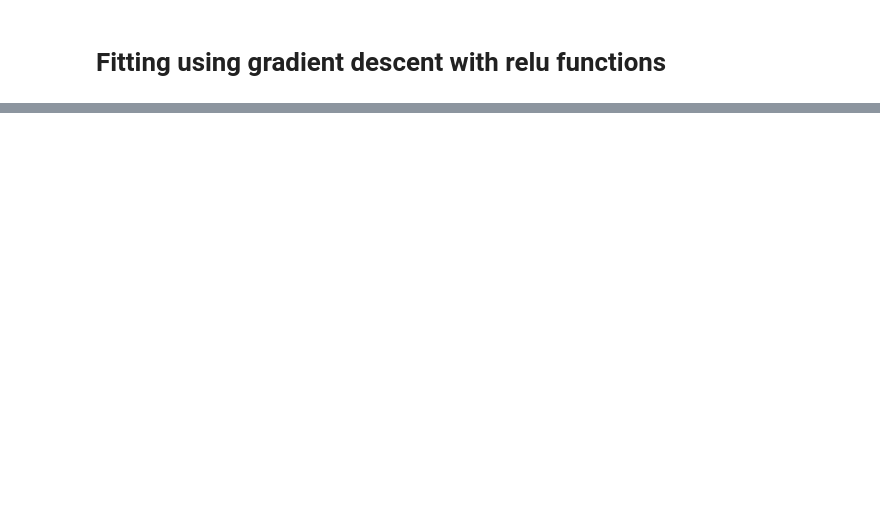
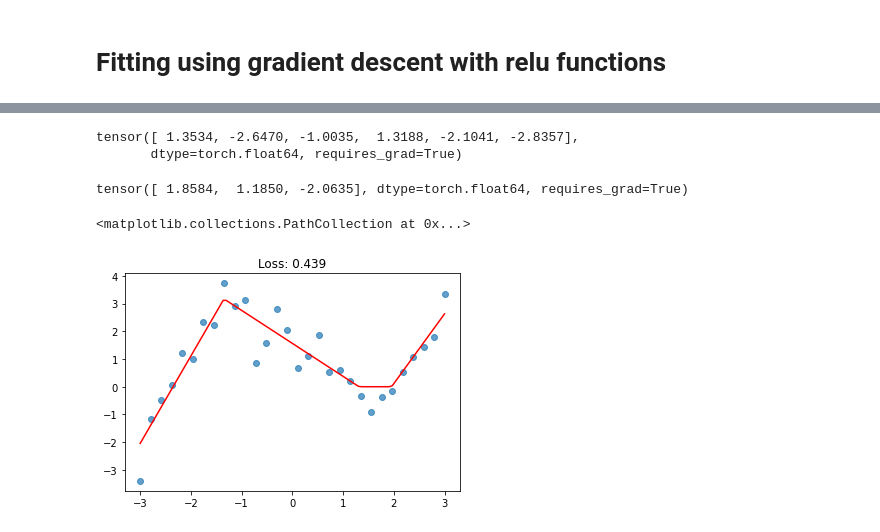
Before and after one commit to jffist/fastai22, a Jupyter notebook: clean/03_courseL3_func_fitting.ipynb, the cells around one changed output, grey strips where cells are left out. Drawn from its saved outputs; the diff is of its cells as text; code cells hidden in the pictures; blank space fills up the shorter version.

```diff
--- a/clean/03_courseL3_func_fitting.ipynb
+++ b/clean/03_courseL3_func_fitting.ipynb
@@ -266,0 +397,32 @@ Text(0.5, 0.98, 'Learned parameter values per iteration\n (actual value is horis
+# %%
+def calc_model_loss_wrelu(model_params, train_x, train_y):
+    y_pred = wrelu_n(model_params['relu'], model_params['weights'], train_x)
+    return mae_loss(train_y, y_pred)
+# %%
+# init
+N_RELU = 3
+np.random.seed(42)
+m_params = {}
+m_params['relu'] = torch.tensor(np.random.normal(size=2*N_RELU), requires_grad=True)
+#m_params['weights'] = torch.tensor(np.ones(shape=N_RELU), requires_grad=True)
+m_params['weights'] = torch.tensor(np.random.normal(size=N_RELU), requires_grad=True)
+# %%
+learning_rate = 0.08
+n_epocs = 10_000
+do_lr_decay = True
+learning_trace = []
+for i in range(n_epocs):
+    current_loss = calc_model_loss_wrelu(m_params, train_x, train_y)
+    current_loss.backward()
+    with torch.no_grad():
+        m_params['relu'] -= m_params['relu'].grad * learning_rate
+        m_params['weights'] -= m_params['weights'].grad * learning_rate
+    m_params['relu'].grad = None
+    m_params['weights'].grad = None
+    if i%1000==0:
+        print(f"# {i}: loss: {current_loss:.10f}")
+    if do_lr_decay and i%1000 == 1:
+        learning_rate *= 0.95
+    loss_val = current_loss.detach().numpy().tolist()
+    learning_trace.append([i, loss_val])
+trace_df = pd.DataFrame.from_records(learning_trace, columns=['iter','loss']).set_index('iter')
@@ -266,0 +440,17 @@ Text(0.5, 0.98, 'Learned parameter values per iteration\n (actual value is horis
+# %%
+m_params['relu']
+# %% [output]
+tensor([ 1.3534, -2.6470, -1.0035,  1.3188, -2.1041, -2.8357],
+       dtype=torch.float64, requires_grad=True)
+# %%
+m_params['weights']
+# %% [output]
+tensor([ 1.8584,  1.1850, -2.0635], dtype=torch.float64, requires_grad=True)
+# %%
+learned_f = partial(wrelu_n, m_params['relu'].detach().numpy(), m_params['weights'].detach().numpy())
+loss = mae_loss(train_y, learned_f(train_x))
+plot_func(learned_f, f"Loss: {loss:.3f}")
+plt.scatter(train_x, train_y, alpha=0.7)
+# %% [output]
+<matplotlib.collections.PathCollection at 0x...>
+[figure, added]
```
Also changed, not shown: parts of 20 cells of this notebook.
